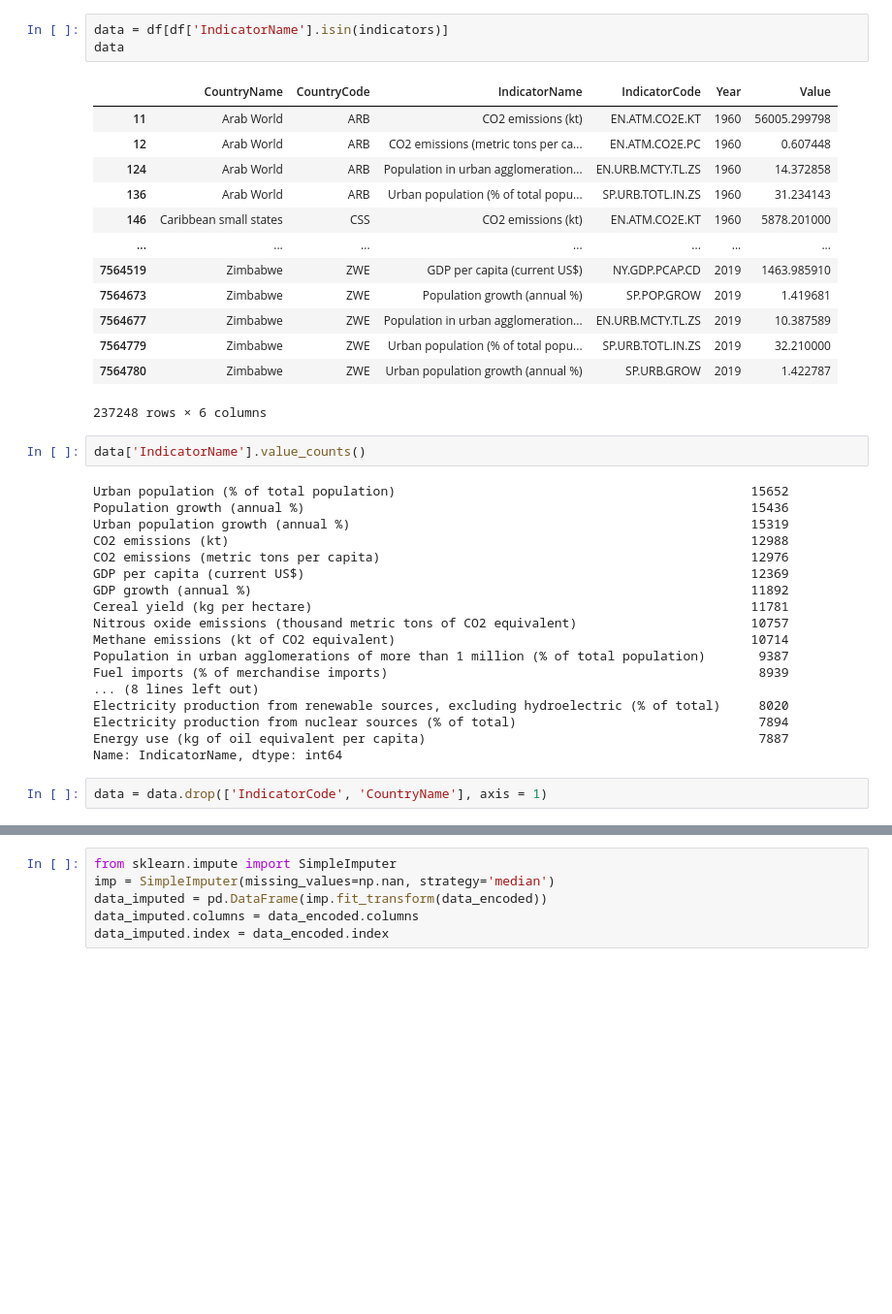
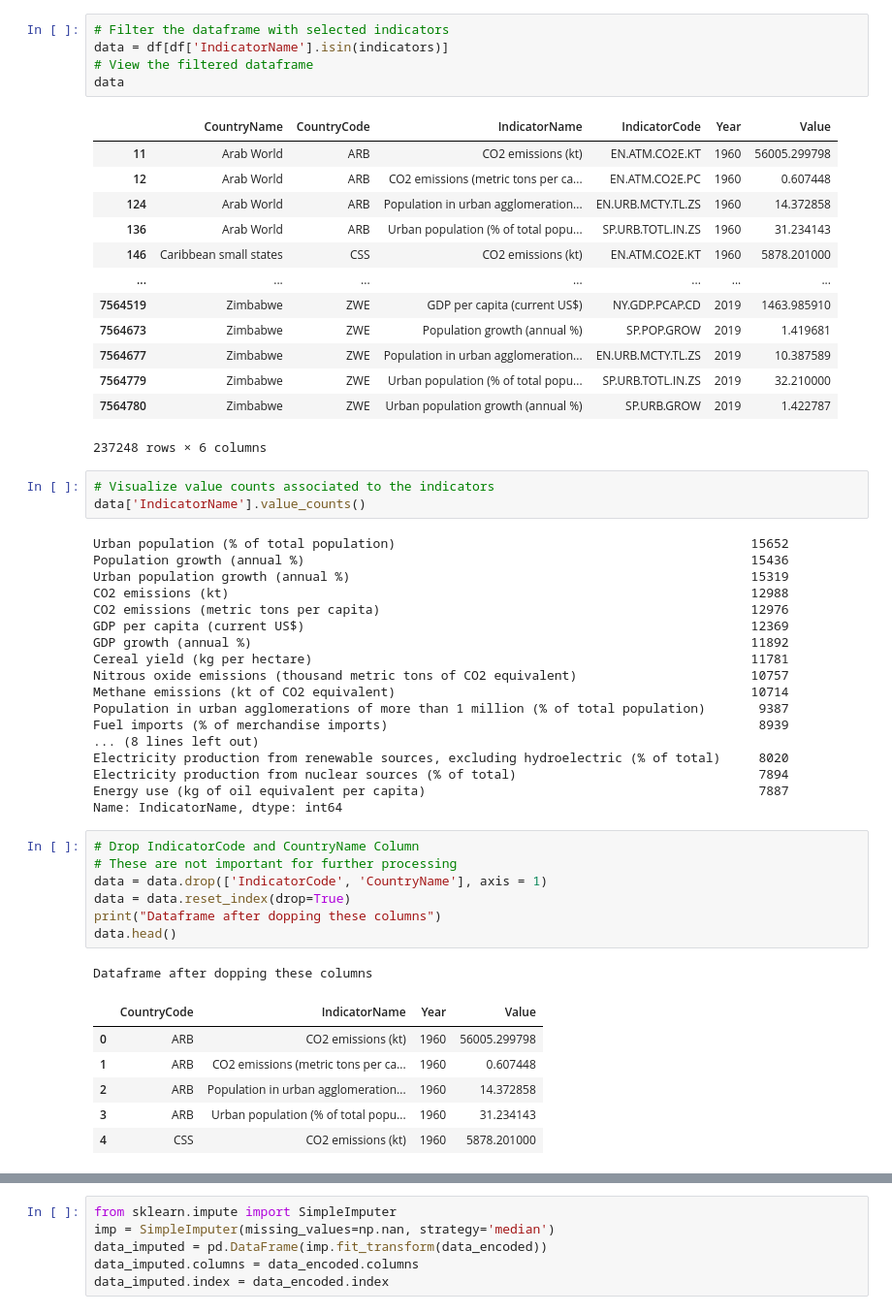
Before and after one commit to iTorongo/CS4020-ML-CO2-Emission-Prediction, a Jupyter notebook: data-preprocess-visualization.ipynb, the cells around one changed output, grey strips where cells are left out. Shown at 97% size. Saved outputs shown, nothing was run; the diff lists cells and outputs as text; blank space fills up the shorter version.

```diff
--- a/data-preprocess-visualization.ipynb
+++ b/data-preprocess-visualization.ipynb
@@ -59,7 +125,9 @@ indicator_codes = [
 'NO2_EM',
 ]
 # %%
+# Filter the dataframe with selected indicators
 data = df[df['IndicatorName'].isin(indicators)]
+# View the filtered dataframe
 data
 # %% [output]
 |  | CountryName | CountryCode | IndicatorName | IndicatorCode | Year | Value |
@@ -76,6 +144,7 @@ data
 | 7564780 | Zimbabwe | ZWE | Urban population growth (annual %) | SP.URB.GROW | 2019 | 1.422787 |
 237248 rows × 6 columns
 # %%
+# Visualize value counts associated to the indicators
 data['IndicatorName'].value_counts()
 # %% [output]
 Urban population (% of total population)                                               15652
@@ -96,4 +165,17 @@ Electricity production from nuclear sources (% of total)
 Energy use (kg of oil equivalent per capita)                                            7887
 Name: IndicatorName, dtype: int64
 # %%
+# Drop IndicatorCode and CountryName Column
+# These are not important for further processing
 data = data.drop(['IndicatorCode', 'CountryName'], axis = 1)
+data = data.reset_index(drop=True)
+print("Dataframe after dopping these columns")
+data.head()
+# %% [output]
+Dataframe after dopping these columns
+|  | CountryCode | IndicatorName | Year | Value |
+| 0 | ARB | CO2 emissions (kt) | 1960 | 56005.299798 |
+| 1 | ARB | CO2 emissions (metric tons per ca... | 1960 | 0.607448 |
+| 2 | ARB | Population in urban agglomeration... | 1960 | 14.372858 |
+| 3 | ARB | Urban population (% of total popu... | 1960 | 31.234143 |
+| 4 | CSS | CO2 emissions (kt) | 1960 | 5878.201000 |
```
Also changed, not shown: parts of 49 cells of this notebook, 1 other file.
